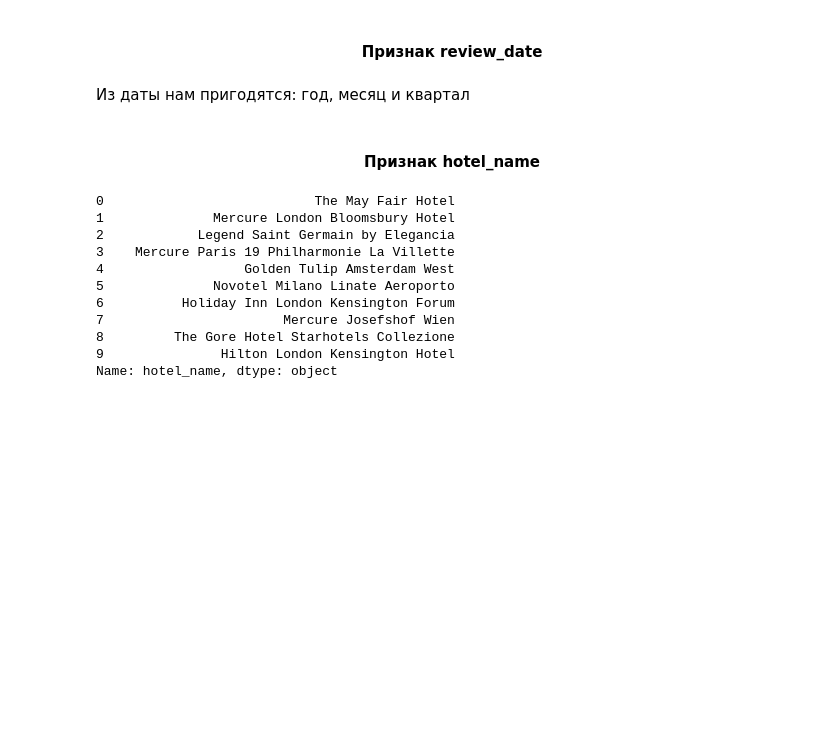
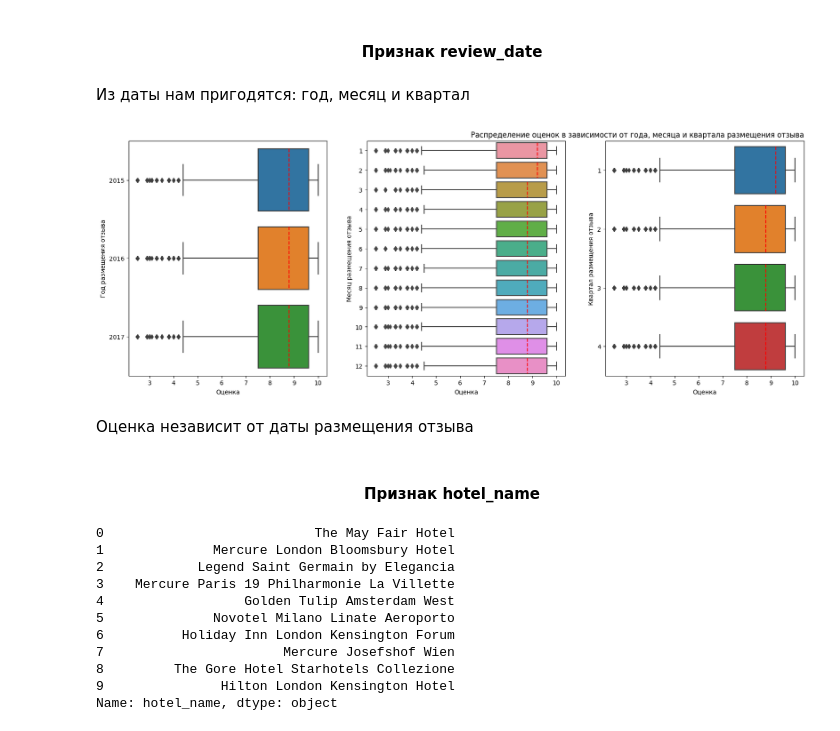
Before and after one commit to AlexandrBorisov1/SkillFactory_Projects, a Jupyter notebook: project_3/Project_3.ipynb, the cells around one changed output. Drawn from its saved outputs; the diff is of its cells as text; code cells hidden in the pictures; blank space fills up the shorter version.

```diff
--- a/project_3/Project_3.ipynb
+++ b/project_3/Project_3.ipynb
@@ -235,6 +266,21 @@ def review_date_func(data):
     return data
 # %%
 train_data = review_date_func(train_data)
+# %%
+fig, axes = plt.subplots(1, 3, figsize=(20, 7))
+sns.boxplot(train_data, x='reviewer_score', y='review_year', orient='h', medianprops={'color':'red', 'linestyle':'--'}, ax=axes[0])
+axes[0].set(xlabel='Оценка', ylabel='Год размещения отзыва')
+sns.boxplot(train_data, x='reviewer_score', y='review_month', orient='h', medianprops={'color':'red', 'linestyle':'--'}, ax=axes[1])
+axes[1].set(xlabel='Оценка', ylabel='Месяц размещения отзыва')
+sns.boxplot(train_data, x='reviewer_score', y='review_quarter', orient='h', medianprops={'color':'red', 'linestyle':'--'}, ax=axes[2])
+axes[2].set(xlabel='Оценка', ylabel='Квартал размещения отзыва')
+
+plt.title('Распределение оценок в зависимости от года, месяца и квартала размещения отзыва', loc='right')
+plt.show()
+# %% [output]
+[figure, added]
+# %% [markdown]
+Оценка независит от даты размещения отзыва
 # %% [markdown]
 #### <CENTER>Признак hotel_name</CENTER>
 # %%
```
Also changed, not shown: parts of 58 cells of this notebook.
